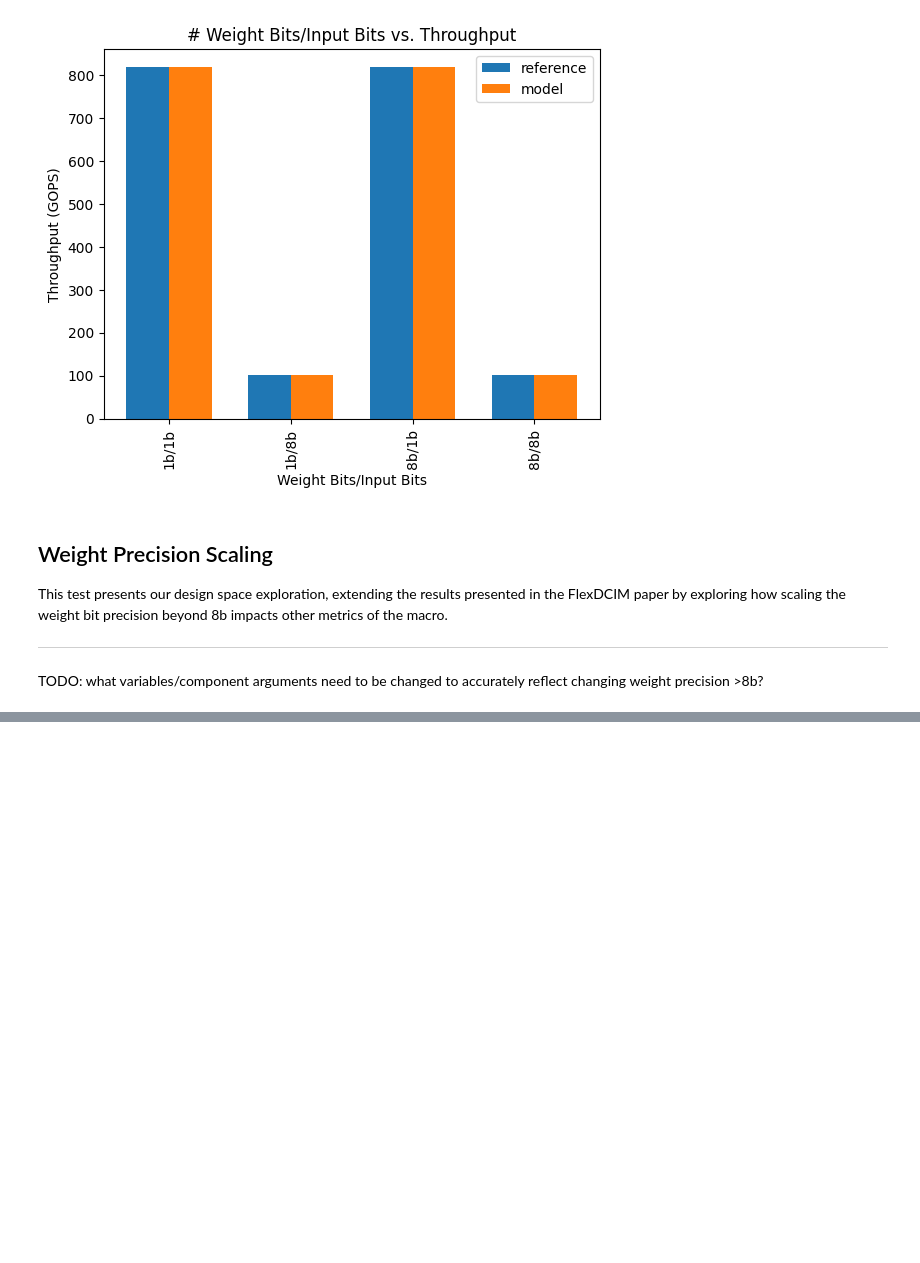
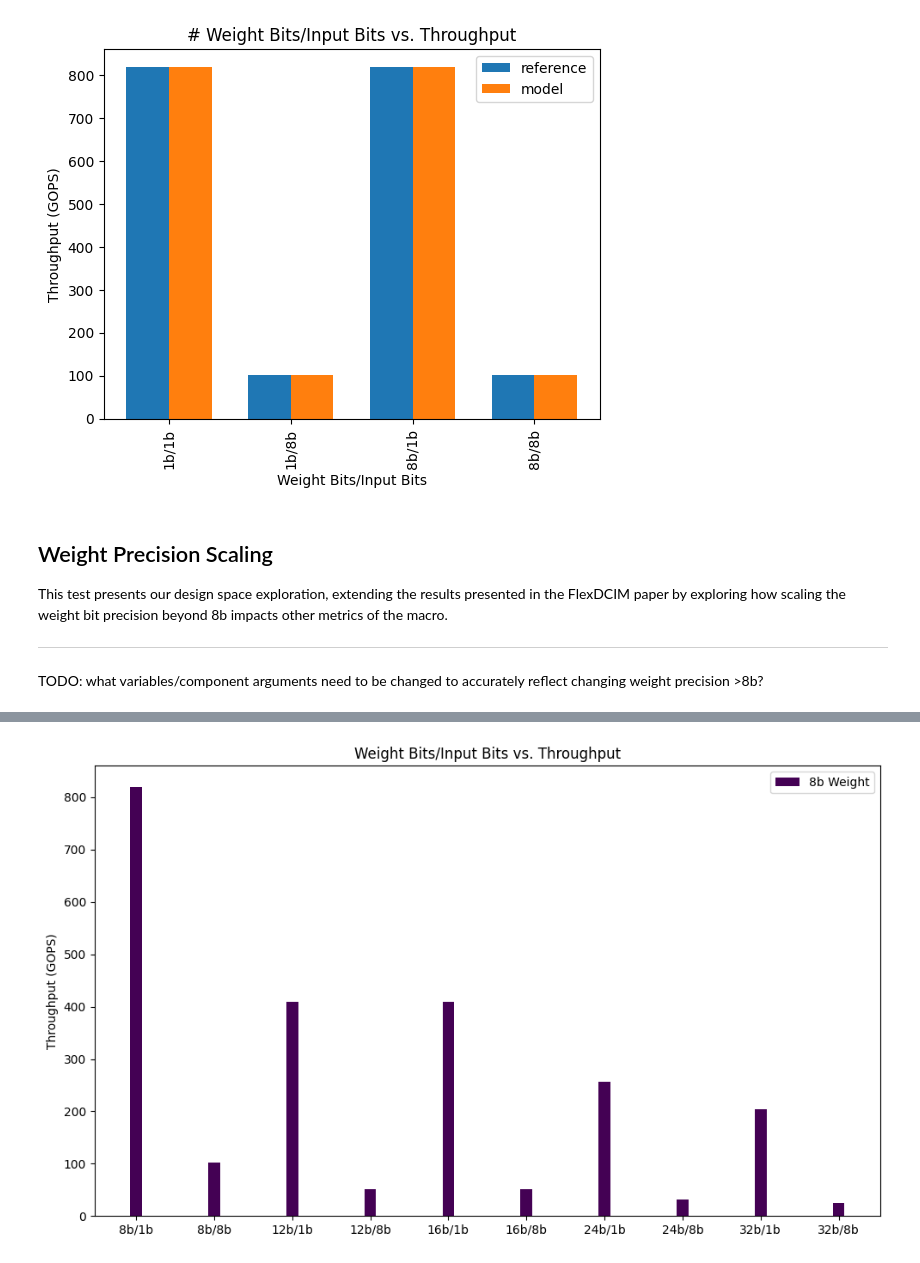
Before and after one commit to linv24/6.5930-project, a Jupyter notebook: workspace/models/arch/1_macro/flexdcim_2025/_guide.ipynb, the cells around one changed output, grey strips where cells are left out. Cells and saved outputs as stored; diff of their text form; code cells hidden in the pictures; blank space fills up the shorter version.

```diff
--- a/workspace/models/arch/1_macro/flexdcim_2025/_guide.ipynb
+++ b/workspace/models/arch/1_macro/flexdcim_2025/_guide.ipynb
@@ -540,0 +567,36 @@ results = utils.parallel_test(
+# %%
+results = utils.parallel_test(
+    utils.delayed(utils.quick_run)(
+        macro=MACRO_NAME,
+        variables=dict(
+            MAX_UTILIZATION=True,
+            WEIGHT_BITS=w,
+            INPUT_BITS=i,
+            # N_REGS_PER_COL=[1, 2, 4, 8, 16][j],
+            # N_ROWS_PER_REG=128 // [1, 2, 4, 8, 16][j],
+            # FORCE_100MHZ=False,
+            # OUTPUT_BITS=16,
+        ),
+    )
+    for w in scaled_weights_precisions
+    for i in (1, 8)
+)
+
+# add attributes for GOPS, computed from results TOPS
+for r in results:
+    r.gops = r.tops * 1e3
+
+data = {
+    f"{t[0]}b/{t[1]}b": results[ix].gops
+    for ix, t in enumerate(
+        [(w, i) for w in scaled_weights_precisions for i in (1,8)]
+    )
+}
+
+multi_bar_plot(
+    [data],
+    ylabel="Throughput (GOPS)",
+    title="Weight Bits/Input Bits vs. Throughput"
+)
+# %% [output]
+[figure, added]
```
Also changed, not shown: parts of 27 cells of this notebook.
